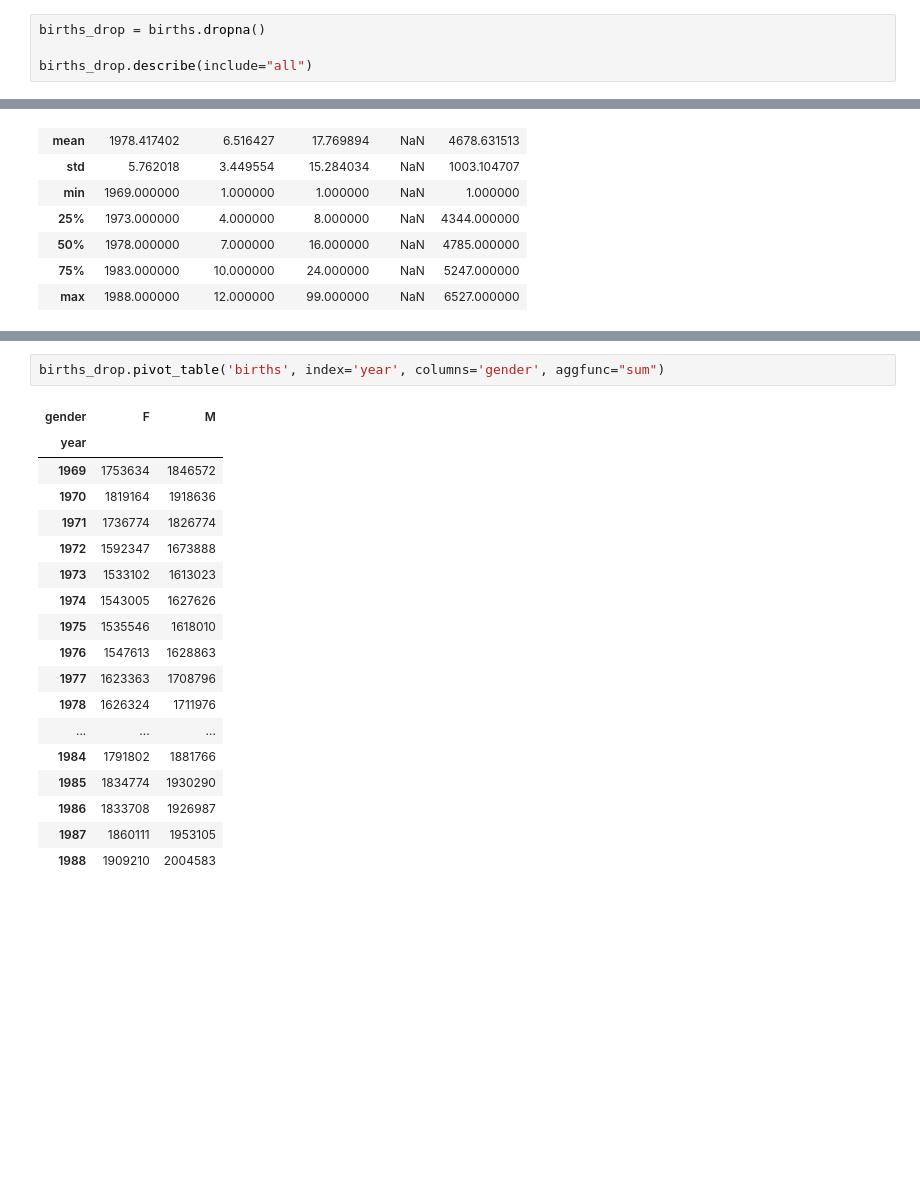
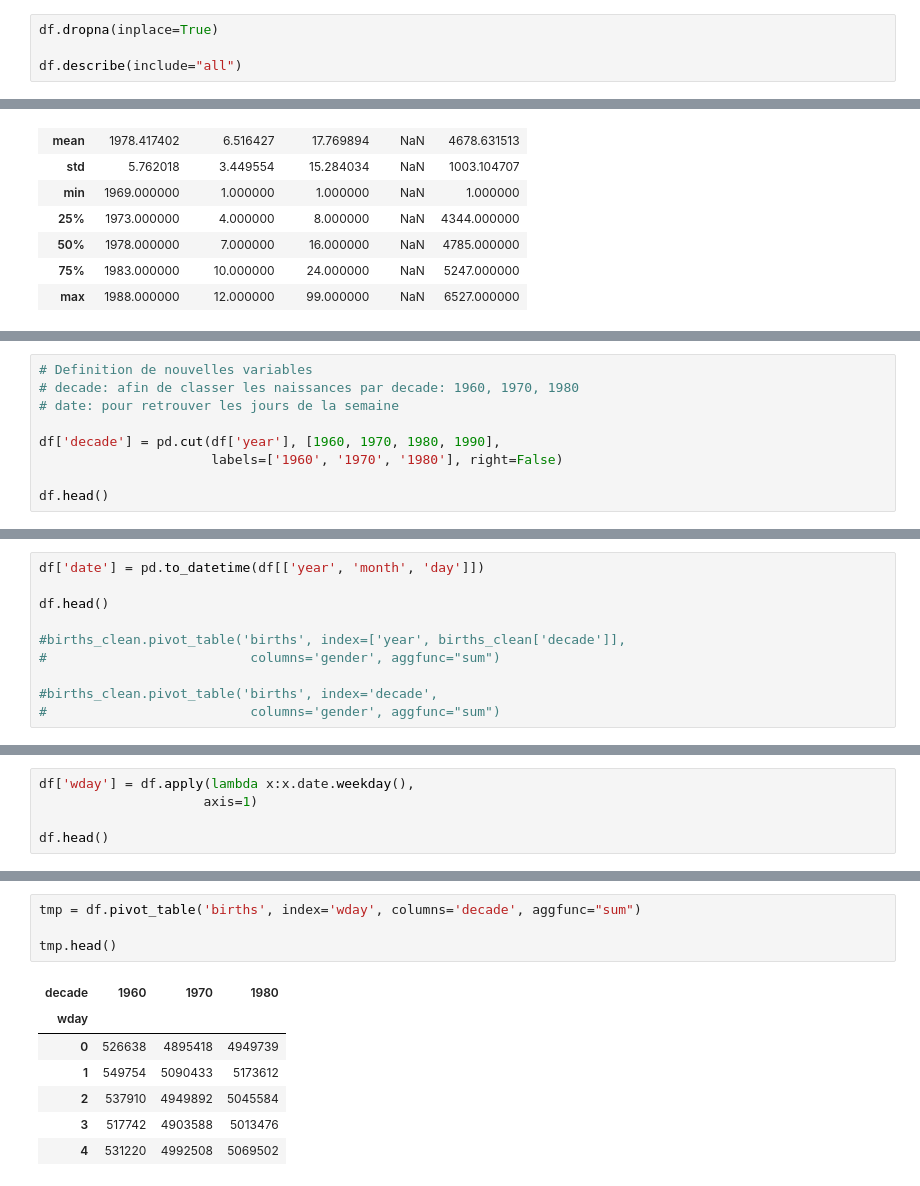
Before and after one commit to rbhgaston/OCR_PythonForDataScience, a Jupyter notebook: Exercice3/births.ipynb, the cells around one changed output, grey strips where cells are left out. Drawn from its saved outputs; the diff is of its cells as text; blank space fills up the shorter version.

```diff
--- a/Exercice3/births.ipynb
+++ b/Exercice3/births.ipynb
@@ -22,9 +86,9 @@ births.describe(include="all")
 
 la fonction `dropna` permet de supprimer les lignes qui contiennent des `NaN`.
 # %%
-births_drop = births.dropna()
+df.dropna(inplace=True)
 
-births_drop.describe(include="all")
+df.describe(include="all")
 # %% [output]
 |  | year | month | day | gender | births |
 | count | 15067.000000 | 15067.000000 | 15067.000000 | 15067 | 15067.000000 |
@@ -40,0 +170,9 @@ births_drop.describe(include="all")
+# %%
+# Definition de nouvelles variables
+# decade: afin de classer les naissances par decade: 1960, 1970, 1980
+# date: pour retrouver les jours de la semaine
+
+df['decade'] = pd.cut(df['year'], [1960, 1970, 1980, 1990],
+                      labels=['1960', '1970', '1980'], right=False)
+
+df.head()
@@ -40,0 +186,10 @@ births_drop.describe(include="all")
+# %%
+df['date'] = pd.to_datetime(df[['year', 'month', 'day']])
+
+df.head()
+
+#births_clean.pivot_table('births', index=['year', births_clean['decade']],
+#                          columns='gender', aggfunc="sum")
+
+#births_clean.pivot_table('births', index='decade',
+#                          columns='gender', aggfunc="sum")
@@ -40,0 +203,5 @@ births_drop.describe(include="all")
+# %%
+df['wday'] = df.apply(lambda x:x.date.weekday(),
+                     axis=1)
+
+df.head()
@@ -41,21 +215,12 @@ births_drop.describe(include="all")
 # %%
-births_drop.pivot_table('births', index='year', columns='gender', aggfunc="sum")
+tmp = df.pivot_table('births', index='wday', columns='decade', aggfunc="sum")
+
+tmp.head()
 # %% [output]
-| gender | F | M |
-| year |  |  |
-| 1969 | 1753634 | 1846572 |
-| 1970 | 1819164 | 1918636 |
-| 1971 | 1736774 | 1826774 |
-| 1972 | 1592347 | 1673888 |
-| 1973 | 1533102 | 1613023 |
-| 1974 | 1543005 | 1627626 |
-| 1975 | 1535546 | 1618010 |
-| 1976 | 1547613 | 1628863 |
-| 1977 | 1623363 | 1708796 |
-| 1978 | 1626324 | 1711976 |
-| ... | ... | ... |
-| 1984 | 1791802 | 1881766 |
-| 1985 | 1834774 | 1930290 |
-| 1986 | 1833708 | 1926987 |
-| 1987 | 1860111 | 1953105 |
-| 1988 | 1909210 | 2004583 |
+| decade | 1960 | 1970 | 1980 |
+| wday |  |  |  |
+| 0 | 526638 | 4895418 | 4949739 |
+| 1 | 549754 | 5090433 | 5173612 |
+| 2 | 537910 | 4949892 | 5045584 |
+| 3 | 517742 | 4903588 | 5013476 |
+| 4 | 531220 | 4992508 | 5069502 |
```
Also changed, not shown: parts of 17 cells of this notebook, 1 other file.
